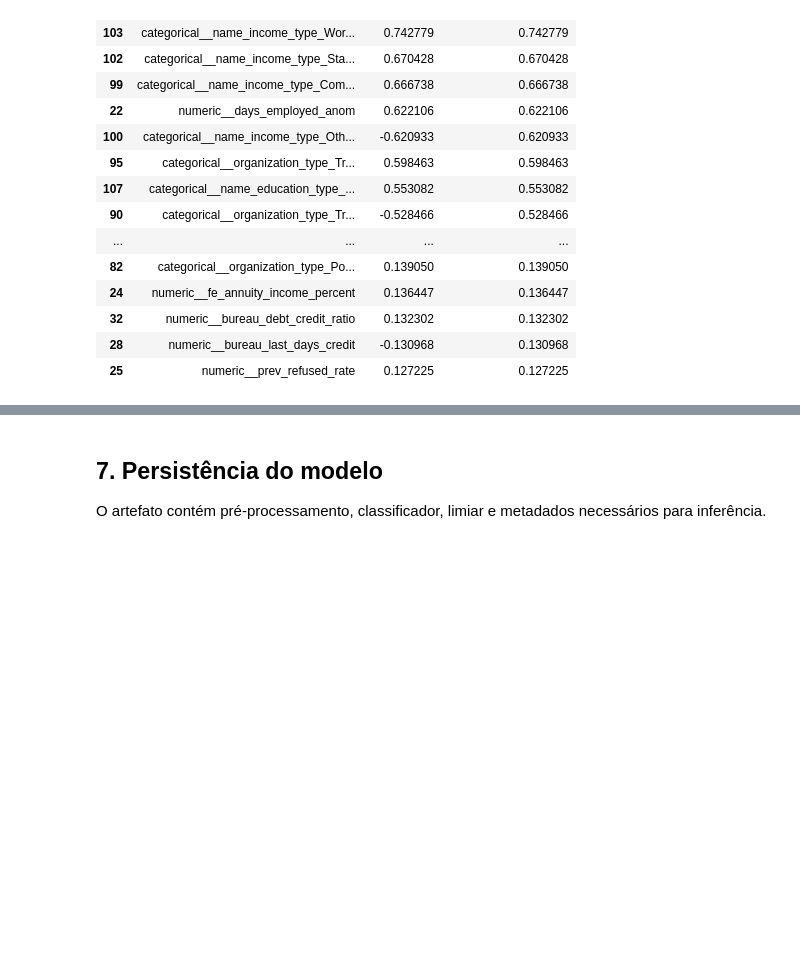
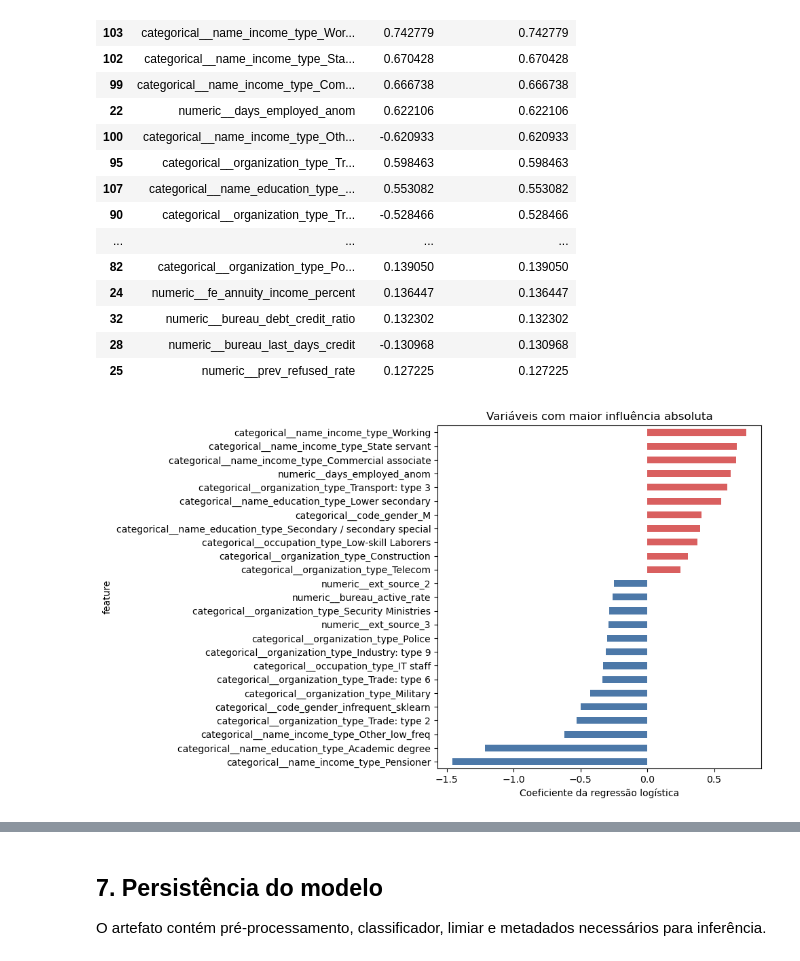
Before and after one commit to YuriKnebel/ProjetoFinalPosFIA-Individual, a Jupyter notebook: data-platform/Model/model_training_abt.ipynb, the cells around one changed output, grey strips where cells are left out. Saved outputs shown, nothing was run; the diff lists cells and outputs as text; code cells hidden in the pictures; blank space fills up the shorter version.

```diff
--- a/data-platform/Model/model_training_abt.ipynb
+++ b/data-platform/Model/model_training_abt.ipynb
@@ -850,3 +828,12 @@ display(importance.head(50))
 | 32 | numeric__bureau_debt_credit_ratio | 0.132302 | 0.132302 |
 | 28 | numeric__bureau_last_days_credit | -0.130968 | 0.130968 |
 | 25 | numeric__prev_refused_rate | 0.127225 | 0.127225 |
+# %%
+top = importance.head(25).sort_values('importance')
+colors = np.where(top['importance'] >= 0, '#d95f5f', '#4c78a8')
+top.plot.barh(x='feature', y='importance', color=colors, legend=False, figsize=(10, 6))
+plt.title('Variáveis com maior influência absoluta')
+plt.xlabel('Coeficiente da regressão logística')
+plt.tight_layout(); plt.show()
+# %% [output]
+[figure, added]
```
Also changed, not shown: parts of 6 cells of this notebook, 3 other files.
